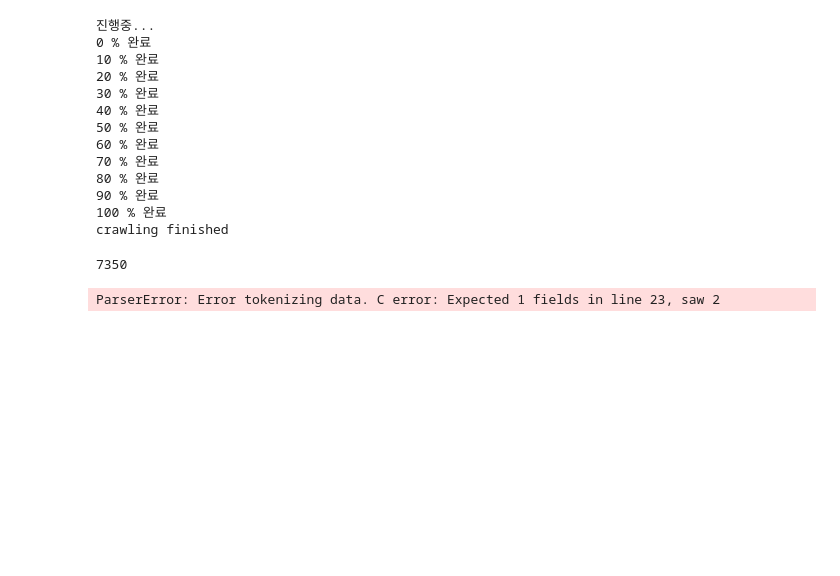
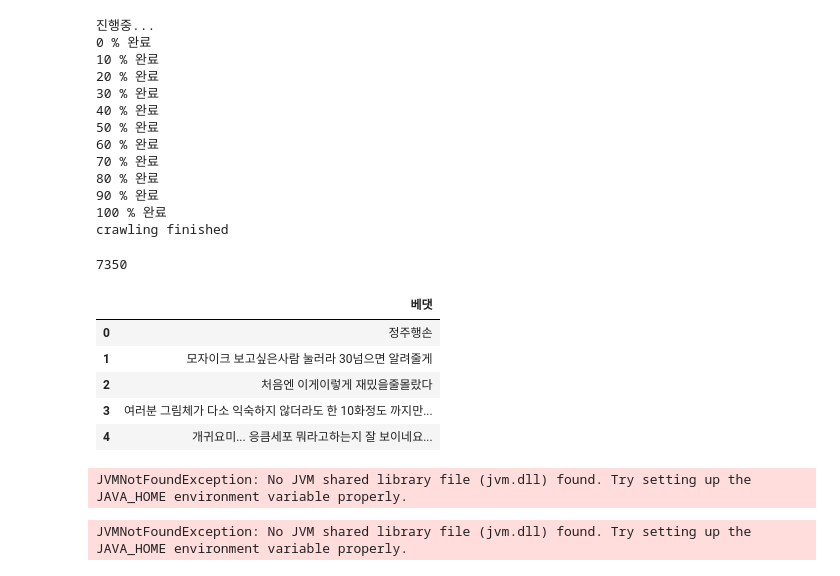
Before and after one commit to mel-f-dev/Web_Crawling, a Jupyter notebook: webtoon.ipynb, the cells around one changed output. Cells and saved outputs as stored; diff of their text form; code cells hidden in the pictures; blank space fills up the shorter version.

```diff
--- a/webtoon.ipynb
+++ b/webtoon.ipynb
@@ -242,7 +242,12 @@ for cmt in comments:
 
 file.close()
 # %%
-df = pd.read_csv('유미의 세포들_comments.csv')
-df
+df = pd.read_csv('유미의 세포들_comments.txt', sep = "\t", names = ['베댓'])
+df.head()
 # %% [output]
-ParserError: Error tokenizing data. C error: Expected 1 fields in line 23, saw 2
+|  | 베댓 |
+| 0 | 정주행손 |
+| 1 | 모자이크 보고싶은사람 눌러라 30넘으면 알려줄게 |
+| 2 | 처음엔 이게이렇게 재밌을줄몰랐다 |
+| 3 | 여러분 그림체가 다소 익숙하지 않더라도 한 10화정도 까지만... |
+| 4 | 개귀요미... 응큼세포 뭐라고하는지 잘 보이네요... |
@@ -248,0 +256,5 @@ ParserError: Error tokenizing data. C error: Expected 1 fields in line 23, saw 2
+# %%
+path = jpype.getDefaultJVMPath()
+print(path)
+# %% [output]
+JVMNotFoundException: No JVM shared library file (jvm.dll) found. Try setting up the JAVA_HOME environment variable properly.
@@ -248,0 +263,5 @@ ParserError: Error tokenizing data. C error: Expected 1 fields in line 23, saw 2
+# %%
+# object 생성
+kkma = Kkma()
+# %% [output]
+JVMNotFoundException: No JVM shared library file (jvm.dll) found. Try setting up the JAVA_HOME environment variable properly.
```
Also changed, not shown: parts of 3 cells of this notebook, 1 other file.
